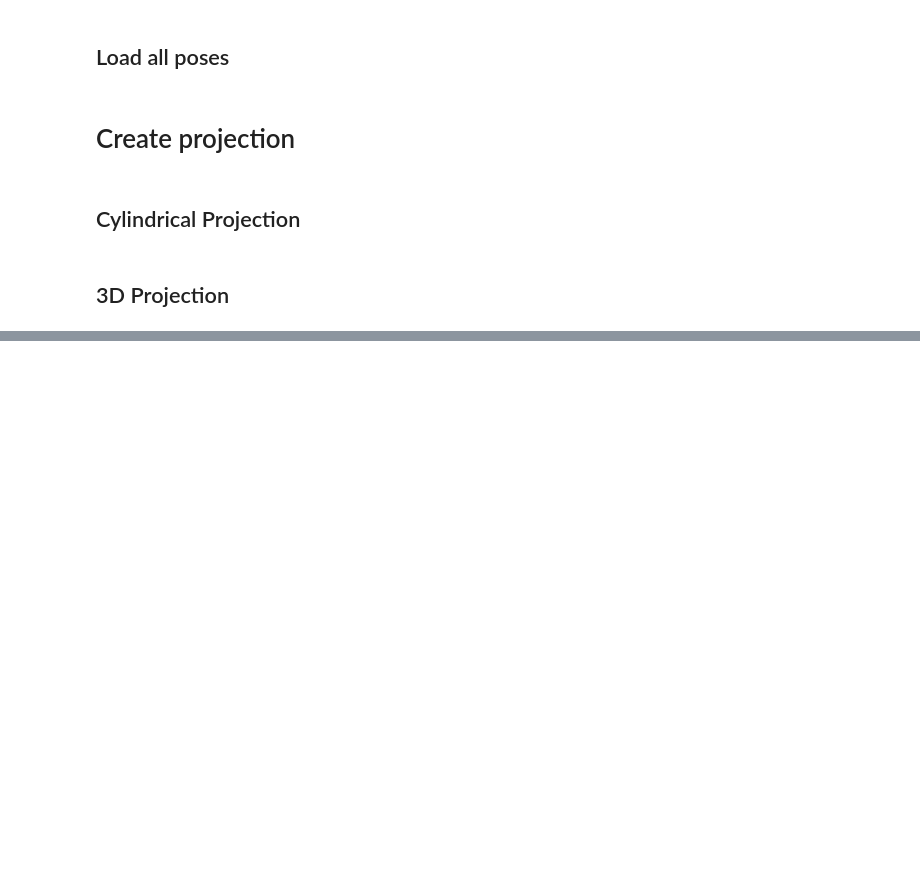
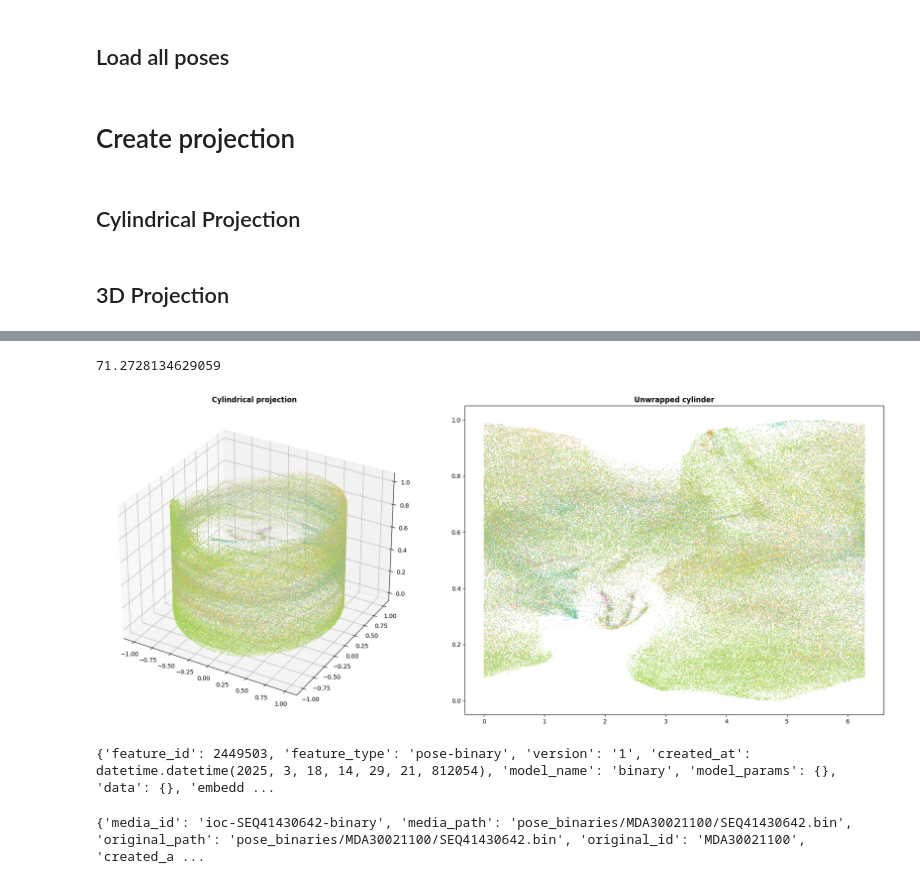
Before and after one commit to EPFL-EMPlus/emplusvault, a Jupyter notebook: notebook/ioc/create_projection.ipynb, the cells around one changed output, grey strips where cells are left out. Cells and saved outputs as stored; diff of their text form; code cells hidden in the pictures; blank space fills up the shorter version.

Commit message:
binary files projection start

```diff
--- a/notebook/ioc/create_projection.ipynb
+++ b/notebook/ioc/create_projection.ipynb
@@ -466,0 +488,53 @@ for i, row in df.iterrows():
+# %%
+ioc_metadata = pd.read_hdf("data/metadata.hdf5")
+# %%
+ioc_metadata["media_id"] = ioc_metadata.seq_id.map(lambda x: f"ioc-{x}")
+data = data.merge(ioc_metadata[["media_id", "sport"]], on="media_id", how="left")
+# %%
+data.sport.value_counts()[:5].sum() / len(data.sport) * 100
+# %% [output]
+71.2728134629059
+# %%
+cylinder_mapper = UMAP(output_metric=cylinder_euclidean_grad, min_dist=0.1, n_neighbors=100, random_state=42)
+features = np.array(data['embedding_33'].tolist())
+embedding = cylinder_mapper.fit_transform(features)
+# %%
+data["projection"] = embedding.tolist()
+# %%
+# Panorama dimensions
+R_pano = 1
+H_pano = 1
+
+# Cylindrical dimension (theta) and height (h)
+cylinder_dimension = 2 * np.pi
+radius = R_pano  # Radius of the cylinder
+
+# Extract the cylindrical (theta) and linear (h) coordinates
+theta_coords = cylinder_mapper.embedding_[:, 0] % cylinder_dimension
+h_coords = cylinder_mapper.embedding_[:, 1]
+h_coords = H_pano * (h_coords - np.min(h_coords)) / (np.max(h_coords) - np.min(h_coords)) # Remap height to [0, H_pano] size of the Panorama
+
+# Convert cylindrical coordinates to Cartesian coordinates
+x = radius * np.cos(theta_coords)
+y = radius * np.sin(theta_coords)
+z = h_coords
+
+embedding_cartesian = np.stack([x, y, z], axis=1)
+
+# Map sports to colors
+color_palette = sns.color_palette("Set2", n_colors=len(data.sport.unique()))
+colors = data.sport.map(lambda x: color_palette[list(data.sport.unique()).index(x)])
+
+fig = plt.figure(figsize=(20, 8))
+ax1 = fig.add_subplot(121, projection='3d')
+ax1.scatter(x, y, z, c=colors, s=0.1)
+ax1.set_title("Cylindrical projection", fontweight="bold")
+
+ax2 = fig.add_subplot(122)
+ax2.scatter(theta_coords, h_coords, c=colors, s=0.1)
+ax2.set_title("Unwrapped cylinder", fontweight="bold")
+
+plt.tight_layout()
+plt.show()
+# %% [output]
+[figure, added]
@@ -466,0 +543,4 @@ for i, row in df.iterrows():
+# %%
+binary_poses[0]
+# %% [output]
+{'feature_id': 2449503, 'feature_type': 'pose-binary', 'version': '1', 'created_at': datetime.datetime(2025, 3, 18, 14, 29, 21, 812054), 'model_name': 'binary', 'model_params': {}, 'data': {}, 'embedd ...
@@ -466,0 +550,4 @@ for i, row in df.iterrows():
+# %%
+binary[0]
+# %% [output]
+{'media_id': 'ioc-SEQ41430642-binary', 'media_path': 'pose_binaries/MDA30021100/SEQ41430642.bin', 'original_path': 'pose_binaries/MDA30021100/SEQ41430642.bin', 'original_id': 'MDA30021100', 'created_a ...
```
Also changed, not shown: parts of 10 cells of this notebook.
